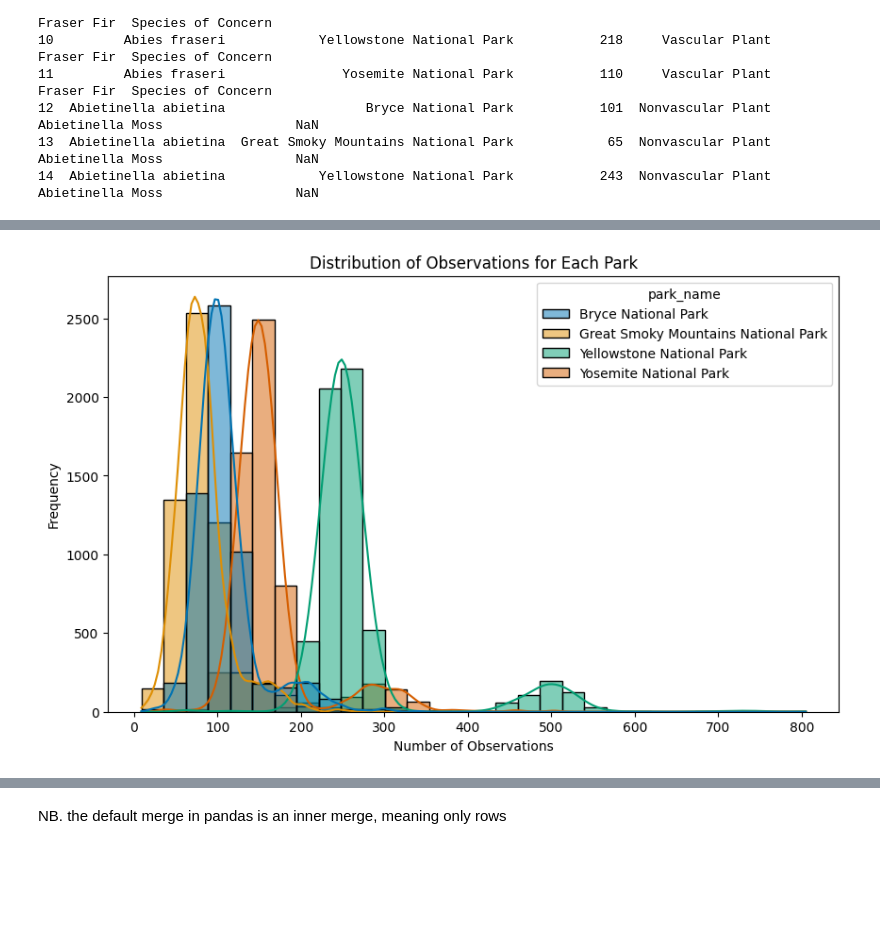
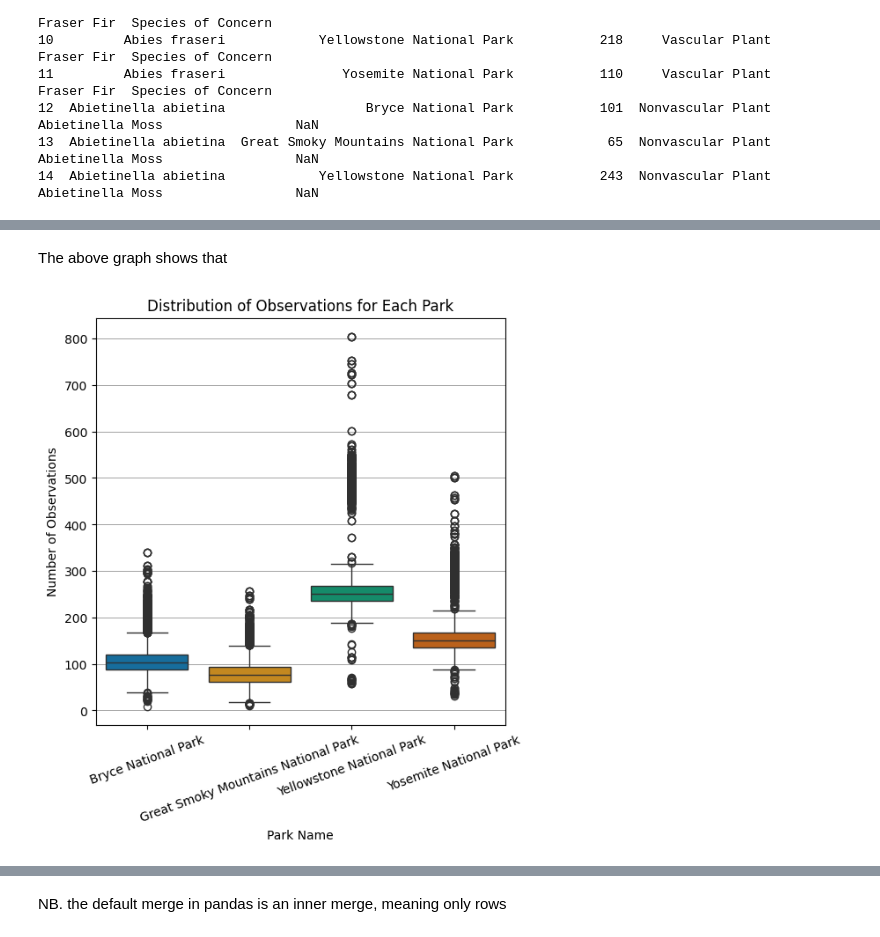
Before and after one commit to alanjameschapman/biodiversity, a Jupyter notebook: biodiversity.ipynb, the cells around one changed output, grey strips where cells are left out. Cells and saved outputs as stored; diff of their text form; code cells hidden in the pictures; blank space fills up the shorter version.

Commit message:
Fix error in boxplot code re. hue

```diff
--- a/biodiversity.ipynb
+++ b/biodiversity.ipynb
@@ -279,11 +291,15 @@ print(df.head(15))
+# %% [markdown]
+The above graph shows that
 # %%
-# Plot the distribution of observations for each park
-plt.figure(figsize=(10, 6))
+# Boxplots of observations for each park
+plt.figure(figsize=(6, 6))
 
-sns.histplot(data=df, x='observations', hue='park_name', bins=30, kde=True, palette='colorblind')
+sns.boxplot(data=df, x='park_name', y='observations', hue='park_name', palette='colorblind', legend=False)
 plt.title('Distribution of Observations for Each Park')
-plt.xlabel('Number of Observations')
-plt.ylabel('Frequency')
+plt.xticks(rotation=20)
+plt.xlabel('Park Name')
+plt.ylabel('Number of Observations')
+plt.grid(axis='y', which='major', color='grey', linestyle='-', linewidth=0.5)
 plt.show()
 # %% [output]
-[figure, old version]
+[figure, new version]
```
Also changed, not shown: parts of 2 cells of this notebook.
